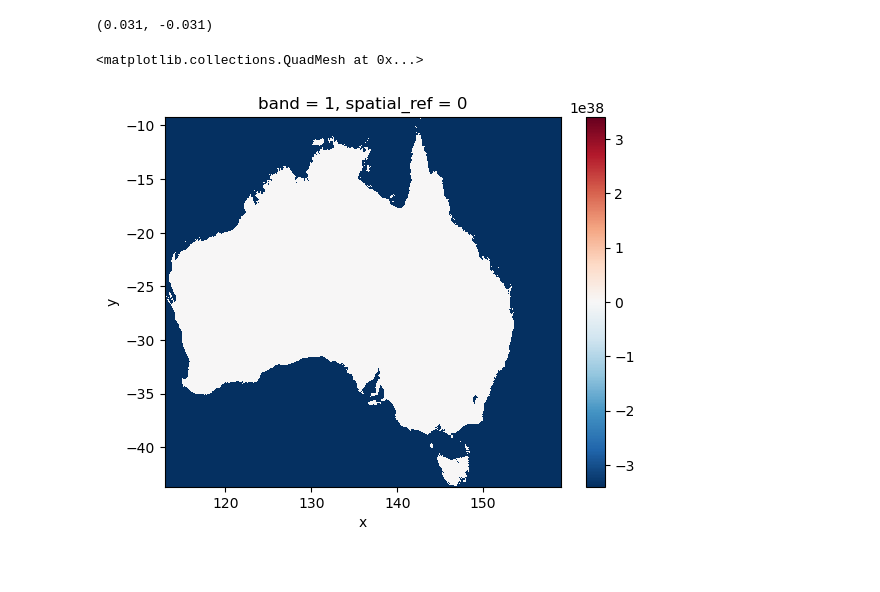
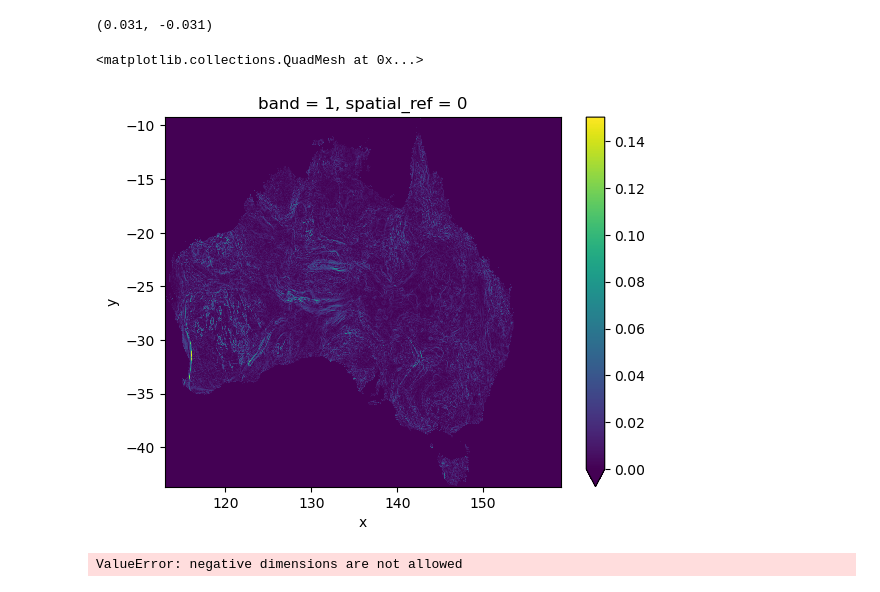
Before and after one commit to RichardScottOZ/AU-US-CAN-GEOPHYSICS, a Jupyter notebook: RIOXARRAY-RES-TEST.ipynb, the cells around one changed output. Saved outputs shown, nothing was run; the diff lists cells and outputs as text; code cells hidden in the pictures.

Commit message:
negative error example

```diff
--- a/RIOXARRAY-RES-TEST.ipynb
+++ b/RIOXARRAY-RES-TEST.ipynb
@@ -119,7 +119,20 @@ reproj.rio.resolution()
 # %% [output]
 (0.031, -0.031)
 # %%
-reproj.plot(rob)
+reproj.plot(vmin=0)
 # %% [output]
 <matplotlib.collections.QuadMesh at 0x...>
-[figure, old version]
+[figure, new version]
+# %%
+#auscan.name = 'auscan'
+from rioxarray.merge import merge_arrays
+
+reproj.name ='aus'
+usgs['GeophysicsGravity_HGM_USCanada.tif'].name = 'uscan'
+
+#auscan = xr.concat([reproj, usgs['GeophysicsGravity_HGM_USCanada.tif']],dim='band')
+auscan = merge_arrays(dataarrays = [reproj, usgs['GeophysicsGravity_HGM_USCanada.tif']], res = reproj.rio.resolution(), crs="EPSG:4326")
+
+auscan
+# %% [output]
+ValueError: negative dimensions are not allowed
```
Also changed, not shown: parts of 1 cell of this notebook.
